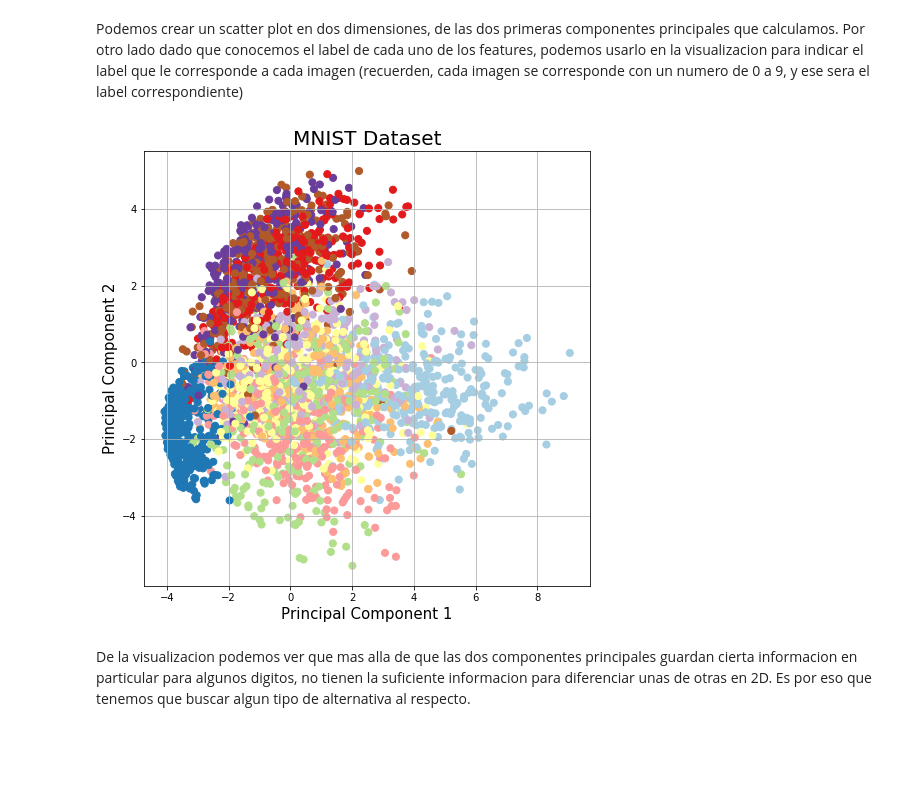
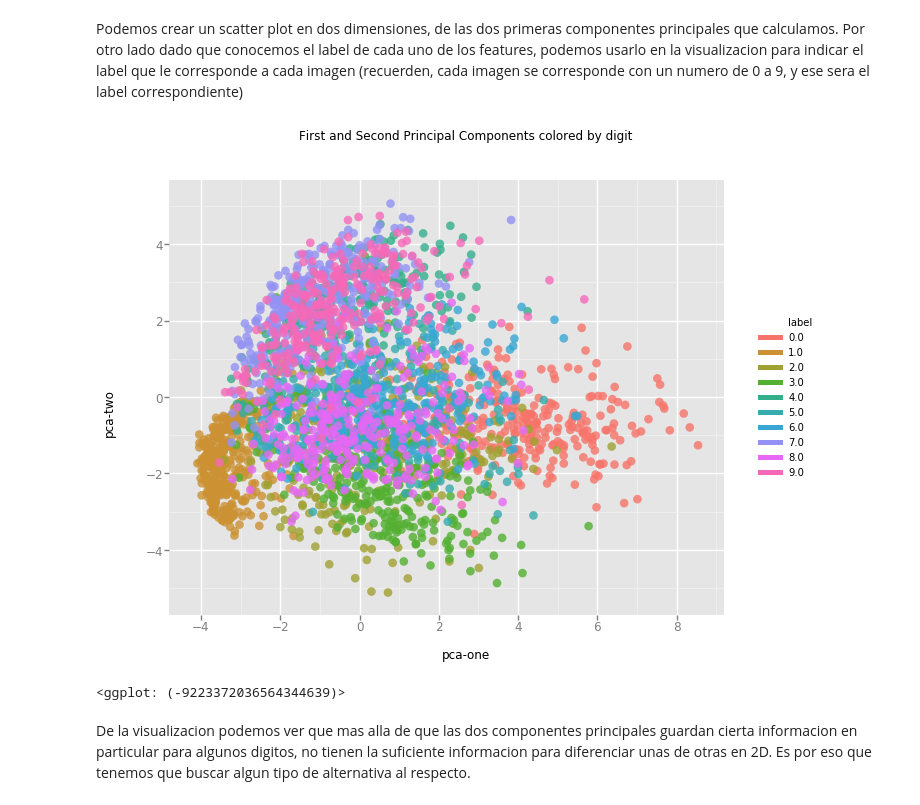
Before and after one commit to idontdomath/datos-dimensionality-reduction, a Jupyter notebook: 05-tsne-mnist.ipynb, the cells around one changed output. Saved outputs shown, nothing was run; the diff lists cells and outputs as text; code cells hidden in the pictures; blank space fills up the shorter version.

```diff
--- a/05-tsne-mnist.ipynb
+++ b/05-tsne-mnist.ipynb
@@ -113,23 +107,16 @@ Dado que el porcentaje de varianza acumulada es bajo veamos si podemos ver grafi
 ## Visualizando la informacion de PCA en 2D
 # %% [markdown]
 Podemos crear un scatter plot en dos dimensiones, de las dos primeras componentes principales que calculamos. Por otro lado dado que conocemos el label de cada uno de los features, podemos usarlo en la visualizacion para indicar el label que le corresponde a cada imagen (recuerden, cada imagen se corresponde con un numero de 0 a 9, y ese sera el label correspondiente)
-# %%
-
-fig = plt.figure(figsize = (8,8))
-ax = fig.add_subplot(1,1,1)
-ax.set_xlabel('Principal Component 1', fontsize = 15)
-ax.set_ylabel('Principal Component 2', fontsize = 15)
-ax.set_title('MNIST Dataset', fontsize = 20)
-colors = plt.cm.rainbow(np.linspace(0, 1, 10))
-df_random_points = df.loc[rndperm[:3000]]
-ax.scatter(df_random_points['pca-one']
-           , df_random_points['pca-two']
-           , c = df_random_points['label']
-           , cmap = plt.get_cmap('Paired')
-           , s = 50)
-ax.grid()
-# %% [output]
-[figure, removed]
+# %%
+from ggplot import *
+
+chart = ggplot( df.loc[rndperm[:3000],:], aes(x='pca-one', y='pca-two', color='label') ) \
+        + geom_point(size=75,alpha=0.8) \
+        + ggtitle("First and Second Principal Components colored by digit")
+chart
+# %% [output]
+[figure, added]
+<ggplot: (-9223372036564344639)>
 # %% [markdown]
 De la visualizacion podemos ver que mas alla de que las dos componentes principales guardan cierta informacion en particular para algunos digitos, no tienen la suficiente informacion para diferenciar unas de otras en 2D. Es por eso que tenemos que buscar algun tipo de alternativa al respecto.
 # %% [markdown]
```
Also changed, not shown: parts of 14 cells of this notebook.
